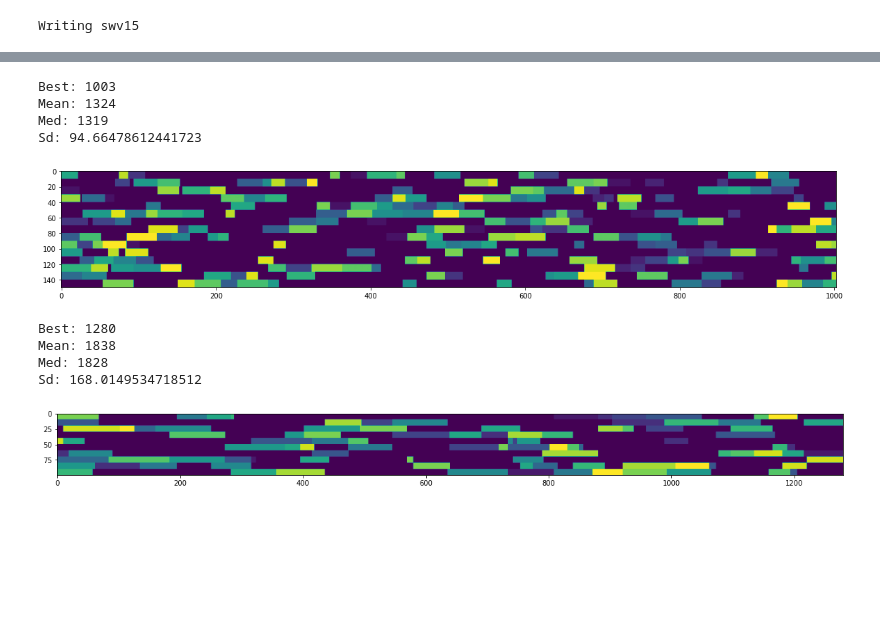
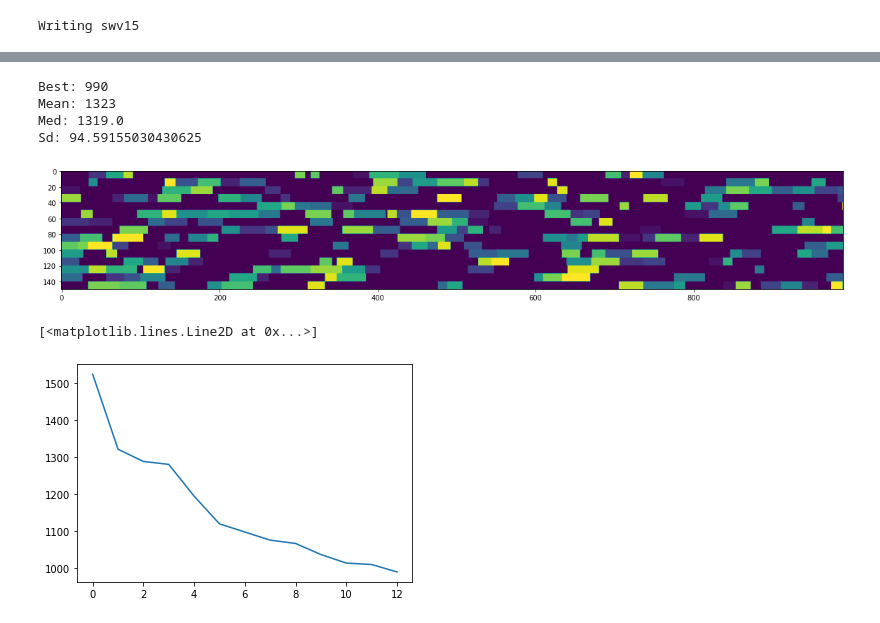
Before and after one commit to sebasatarama/PC1_AdvancedAritificialInteligence_DiegoAtarama, a Jupyter notebook: code/PC1_Part1.ipynb, the cells around one changed output, grey strips where cells are left out. Cells and saved outputs as stored; diff of their text form; code cells hidden in the pictures; blank space fills up the shorter version.

```diff
--- a/code/PC1_Part1.ipynb
+++ b/code/PC1_Part1.ipynb
@@ -192,16 +199,14 @@ def RandomSampleSolution(instance, w = 20, h = 20):
-# %%
-RandomSampleSolution('abz7')
-# %% [output]
-Best: 1003
-Mean: 1324
-Med: 1319
-Sd: 94.66478612441723
-[figure, removed]
-# %%
-RandomSampleSolution('la24')
-# %% [output]
-Best: 1280
-Mean: 1838
-Med: 1828
-Sd: 168.0149534718512
-[figure, removed]
+# %%
+y = RandomSampleSolution('abz7')
+# %% [output]
+Best: 990
+Mean: 1323
+Med: 1319.0
+Sd: 94.59155030430625
+[figure, added]
+# %%
+x = np.arange(len(y))
+plt.plot(x, y)
+# %% [output]
+[<matplotlib.lines.Line2D at 0x...>]
+[figure, added]
```
Also changed, not shown: parts of 11 cells of this notebook.
